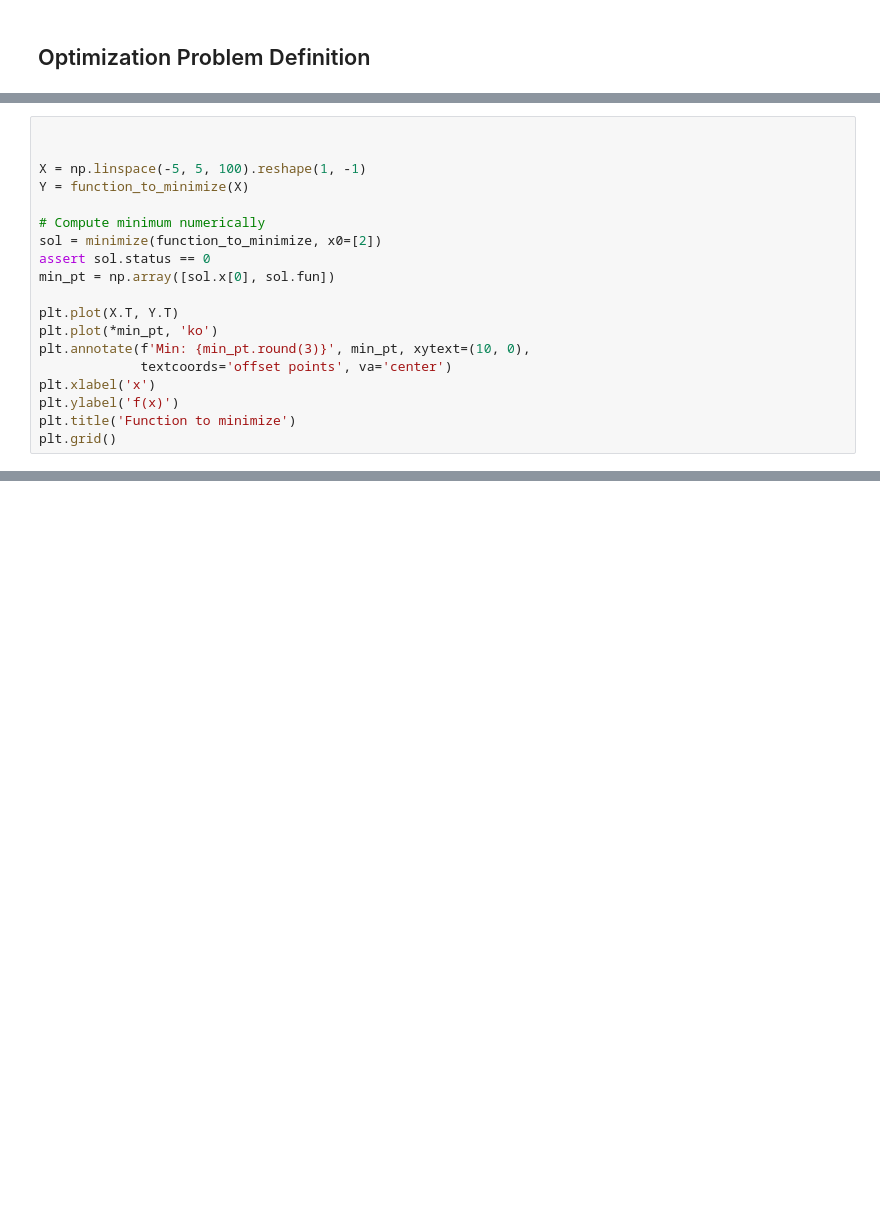
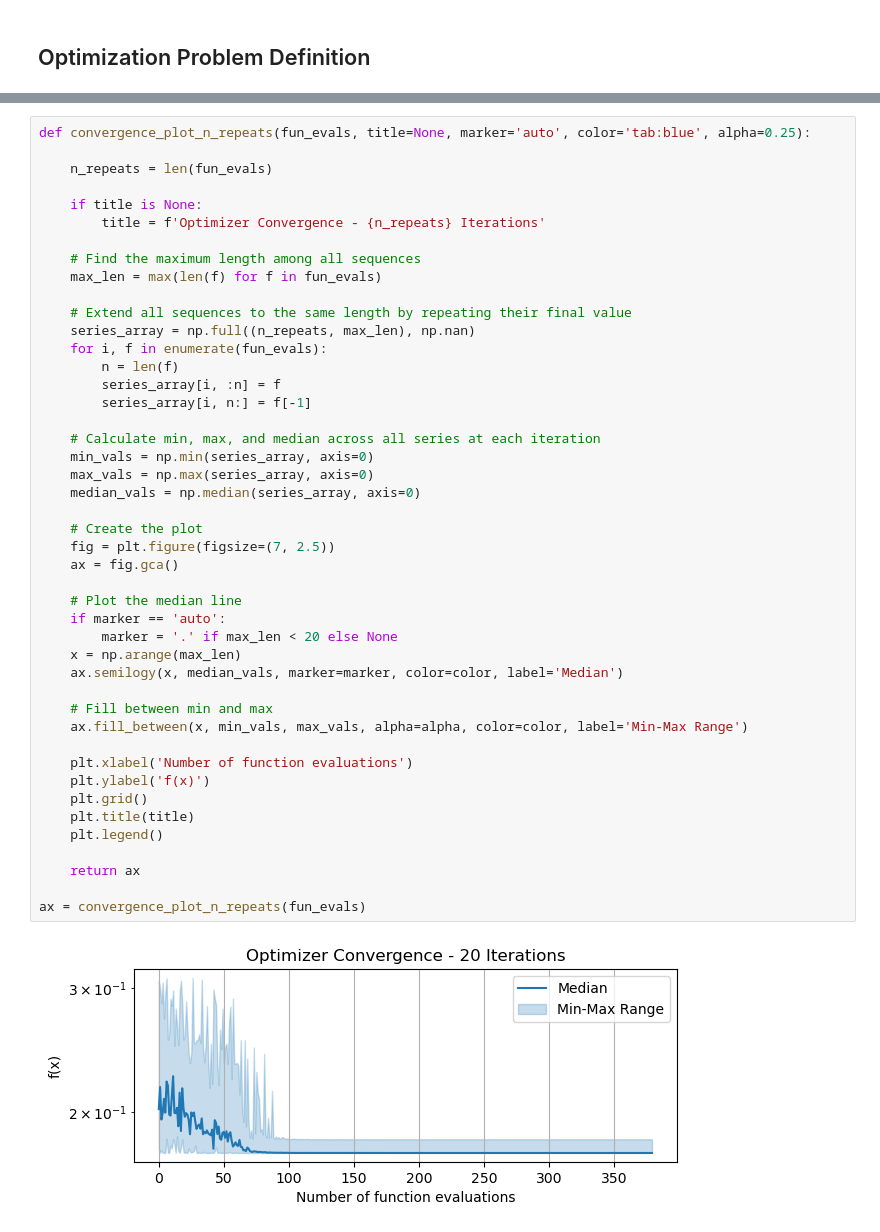
Before and after one commit to billtubbs/bayes-opt-examples, a Jupyter notebook: Compare-Optimizers.ipynb, the cells around one changed output, grey strips where cells are left out. Cells and saved outputs as stored; diff of their text form; blank space fills up the shorter version.

```diff
--- a/Compare-Optimizers.ipynb
+++ b/Compare-Optimizers.ipynb
@@ -176,19 +207,0 @@ plt.show()
-# %%
-
-
-X = np.linspace(-5, 5, 100).reshape(1, -1)
-Y = function_to_minimize(X)
-
-# Compute minimum numerically
-sol = minimize(function_to_minimize, x0=[2])
-assert sol.status == 0
-min_pt = np.array([sol.x[0], sol.fun])
-
-plt.plot(X.T, Y.T)
-plt.plot(*min_pt, 'ko')
-plt.annotate(f'Min: {min_pt.round(3)}', min_pt, xytext=(10, 0),
-             textcoords='offset points', va='center')
-plt.xlabel('x')
-plt.ylabel('f(x)')
-plt.title('Function to minimize')
-plt.grid()
@@ -229,0 +231,47 @@ Counter({2.509: 91, -2.159: 8, -3.512: 1})
+# %%
+def convergence_plot_n_repeats(fun_evals, title=None, marker='auto', color='tab:blue', alpha=0.25):
+
+    n_repeats = len(fun_evals)
+
+    if title is None:
+        title = f'Optimizer Convergence - {n_repeats} Iterations'
+
+    # Find the maximum length among all sequences
+    max_len = max(len(f) for f in fun_evals)
+
+    # Extend all sequences to the same length by repeating their final value
+    series_array = np.full((n_repeats, max_len), np.nan)
+    for i, f in enumerate(fun_evals):
+        n = len(f)
+        series_array[i, :n] = f
+        series_array[i, n:] = f[-1]
+
+    # Calculate min, max, and median across all series at each iteration
+    min_vals = np.min(series_array, axis=0)
+    max_vals = np.max(series_array, axis=0)
+    median_vals = np.median(series_array, axis=0)
+
+    # Create the plot
+    fig = plt.figure(figsize=(7, 2.5))
+    ax = fig.gca()
+
+    # Plot the median line
+    if marker == 'auto':
+        marker = '.' if max_len < 20 else None
+    x = np.arange(max_len)
+    ax.semilogy(x, median_vals, marker=marker, color=color, label='Median')
+
+    # Fill between min and max
+    ax.fill_between(x, min_vals, max_vals, alpha=alpha, color=color, label='Min-Max Range')
+
+    plt.xlabel('Number of function evaluations')
+    plt.ylabel('f(x)')
+    plt.grid()
+    plt.title(title)
+    plt.legend()
+
+    return ax
+
+ax = convergence_plot_n_repeats(fun_evals)
+# %% [output]
+[figure, added]
```
Also changed, not shown: parts of 24 cells of this notebook.
